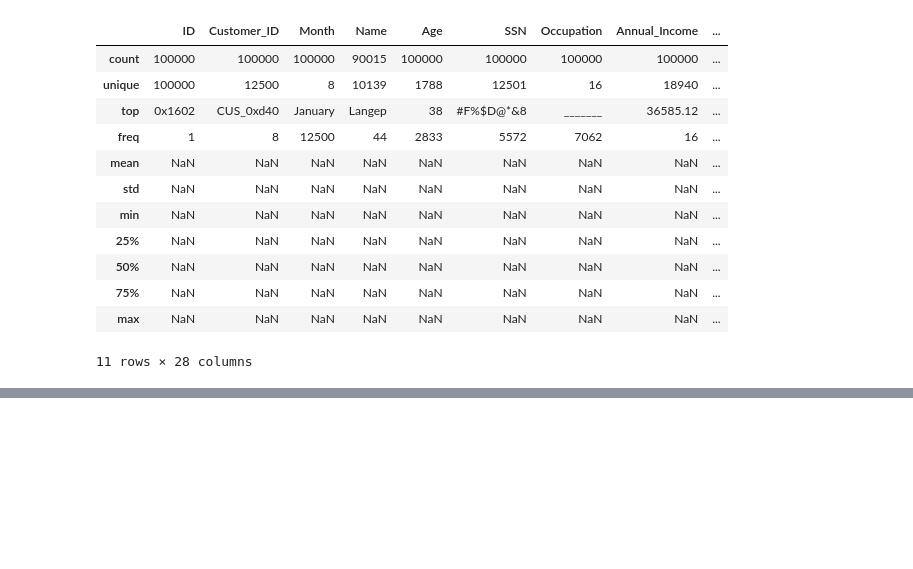
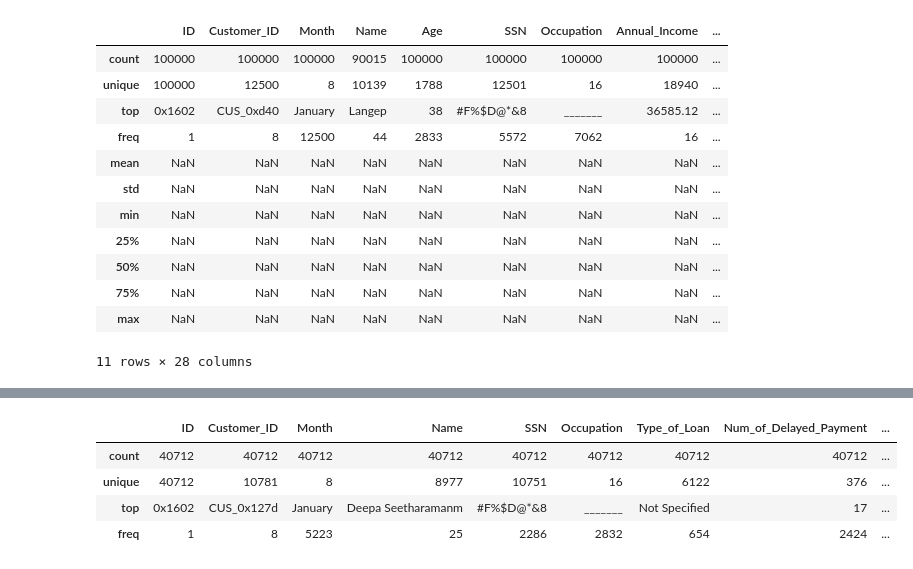
Before and after one commit to Junjie999/STATS503gogogo, a Jupyter notebook: Notebooks/EDA.ipynb, the cells around one changed output, grey strips where cells are left out. Saved outputs shown, nothing was run; the diff lists cells and outputs as text; code cells hidden in the pictures; blank space fills up the shorter version.

```diff
--- a/Notebooks/EDA.ipynb
+++ b/Notebooks/EDA.ipynb
@@ -64,0 +84,8 @@ train.describe(include=[np.number])
+# %%
+train.describe(exclude=[np.number])
+# %% [output]
+|  | ID | Customer_ID | Month | Name | SSN | Occupation | Type_of_Loan | Num_of_Delayed_Payment | ... |
+| count | 40712 | 40712 | 40712 | 40712 | 40712 | 40712 | 40712 | 40712 | ... |
+| unique | 40712 | 10781 | 8 | 8977 | 10751 | 16 | 6122 | 376 | ... |
+| top | 0x1602 | CUS_0x127d | January | Deepa Seetharamanm | #F%$D@*&8 | _______ | Not Specified | 17 | ... |
+| freq | 1 | 8 | 5223 | 25 | 2286 | 2832 | 654 | 2424 | ... |
```
Also changed, not shown: parts of 8 cells of this notebook.
